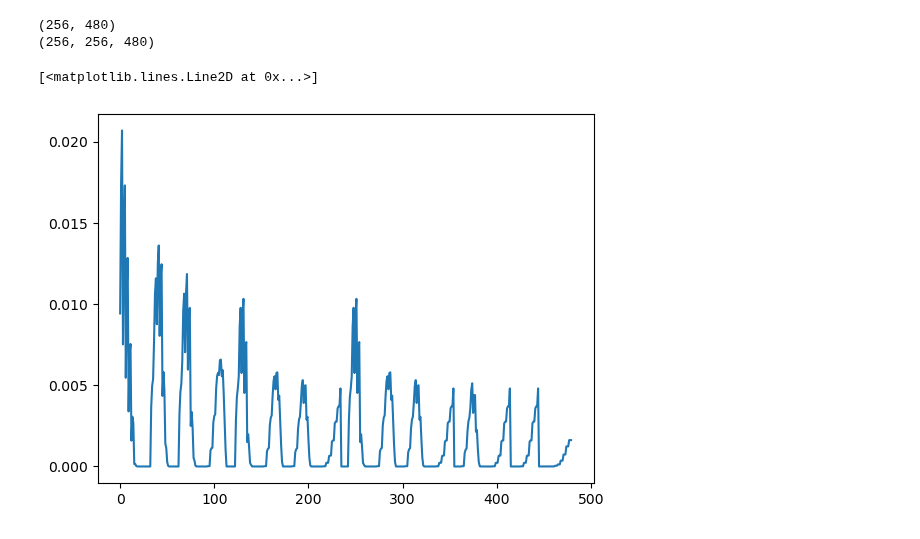
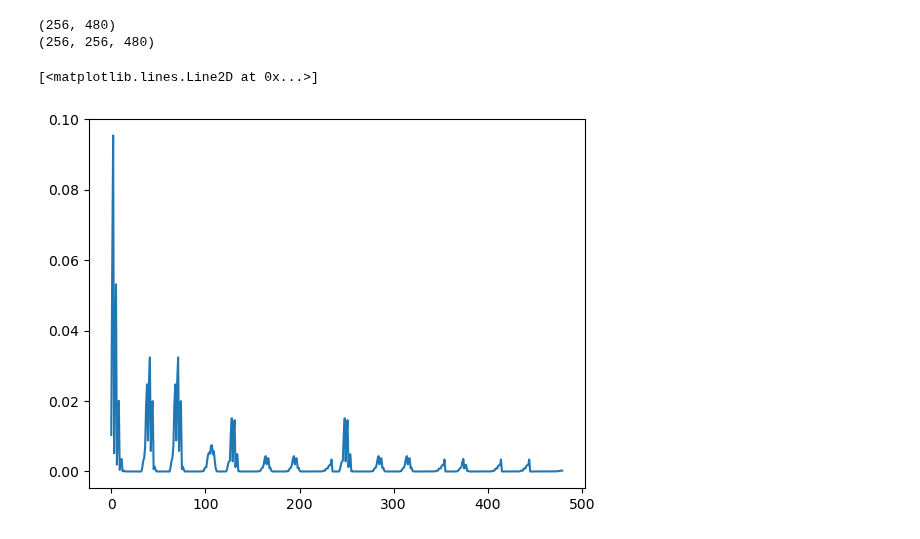
Before and after one commit to evanyeh5118/diffusion_resource_schduling_intra_slice, a Jupyter notebook: demo01_build_mdp.ipynb, the cells around one changed output. Drawn from its saved outputs; the diff is of its cells as text; code cells hidden in the pictures.

```diff
--- a/demo01_build_mdp.ipynb
+++ b/demo01_build_mdp.ipynb
@@ -68,9 +68,12 @@ print(mdpFormulator.M_aggregation.shape)
 mdpKernel, mdpKernelParams = mdpFormulator.getMdpKernel()
 print(mdpKernel.rewardTable.shape)
 print(mdpKernel.transitionTable.shape)
-(V, policy) = mdpKernel.optimize_policy(mode="stochastic", lr=10, max_iterations=20)
-mdpKernelParams['V'] = V
-mdpKernelParams['policy'] = policy
+(V_deter, policy_deter) = mdpKernel.optimize_policy(mode="deterministic", max_iterations=400)
+(V_stoch, policy_stoch) = mdpKernel.optimize_policy(mode="stochastic", lr=10, max_iterations=50)
+mdpKernelParams['V_stoch'] = V_stoch
+mdpKernelParams['policy_stoch'] = policy_stoch
+mdpKernelParams['V_deter'] = V_deter
+mdpKernelParams['policy_deter'] = policy_deter
 
 with open(f'Results/MdpPolicy/mdpKernelParams_config{configIdx}.pkl', 'wb') as f:
     pickle.dump(mdpKernelParams, f)
@@ -78,7 +81,7 @@ with open(f'Results/MdpPolicy/mdpKernelParams_config{configIdx}.pkl', 'wb') as f
 (256, 480)
 (256, 256, 480)
 # %%
-plt.plot(policy[6])
+plt.plot(policy_stoch[10])
 # %% [output]
 [<matplotlib.lines.Line2D at 0x...>]
-[figure, old version]
+[figure, new version]
```
Also changed, not shown: 9 other files.
